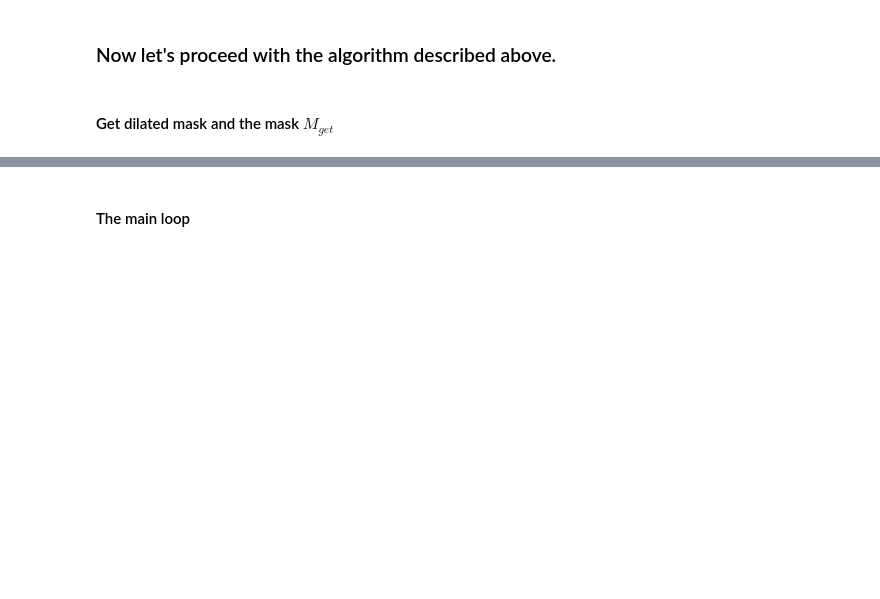
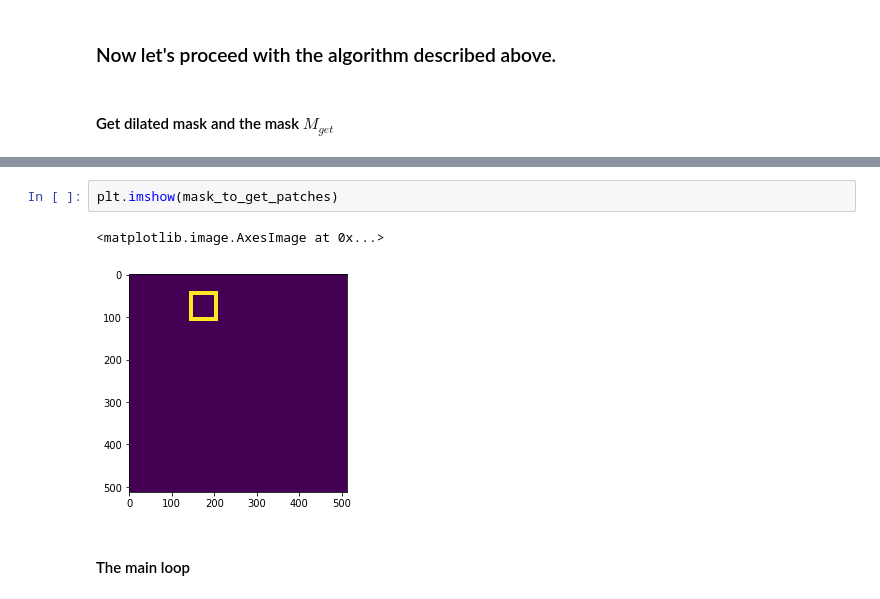
Before and after one commit to lev1khachatryan/ASDS_CV, a Jupyter notebook: Classes/20191031-Texture_Synthesis/Hole_filling_with_simple_patch_match.ipynb, the cells around one changed output, grey strips where cells are left out. Drawn from its saved outputs; the diff is of its cells as text; blank space fills up the shorter version.

```diff
--- a/Classes/20191031-Texture_Synthesis/Hole_filling_with_simple_patch_match.ipynb
+++ b/Classes/20191031-Texture_Synthesis/Hole_filling_with_simple_patch_match.ipynb
@@ -75,3 +74,8 @@ plt.imshow(img_with_hole_test);
+# %%
+plt.imshow(mask_to_get_patches)
+# %% [output]
+<matplotlib.image.AxesImage at 0x...>
+[figure, added]
 # %% [markdown]
 #### The main loop
 # %% [markdown]
```
Also changed, not shown: parts of 17 cells of this notebook.
